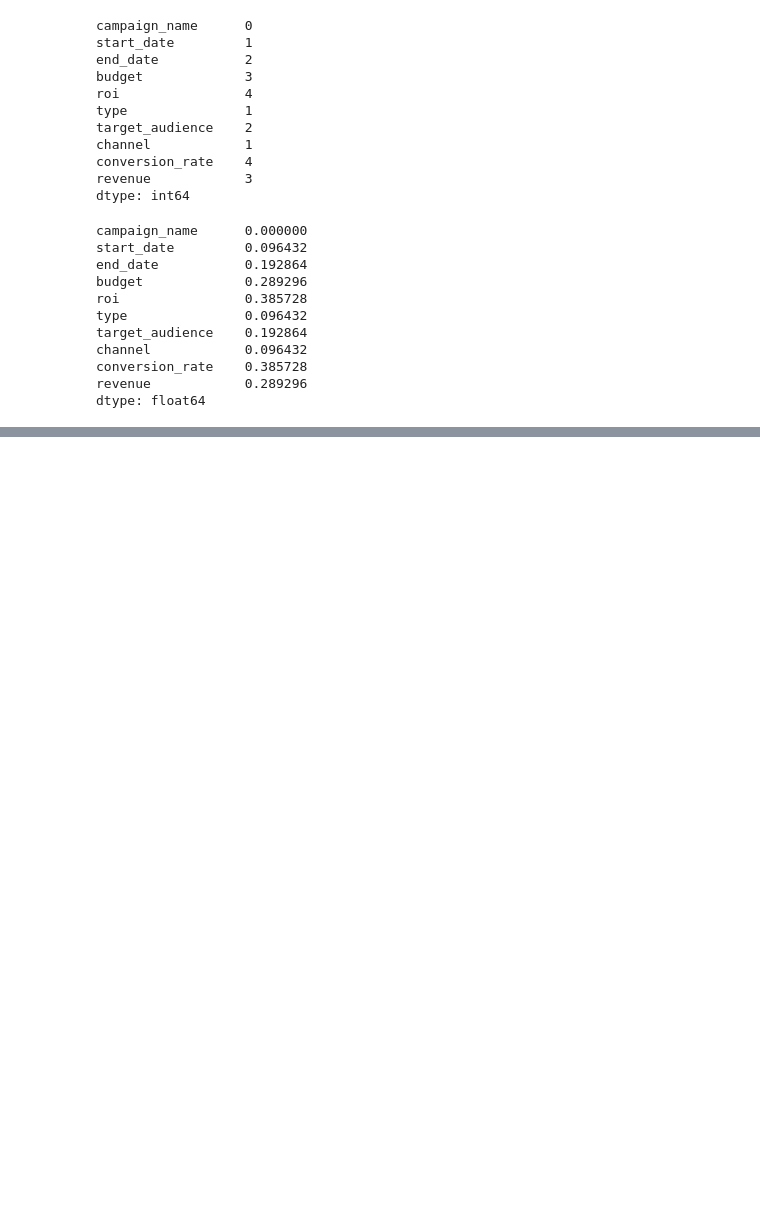
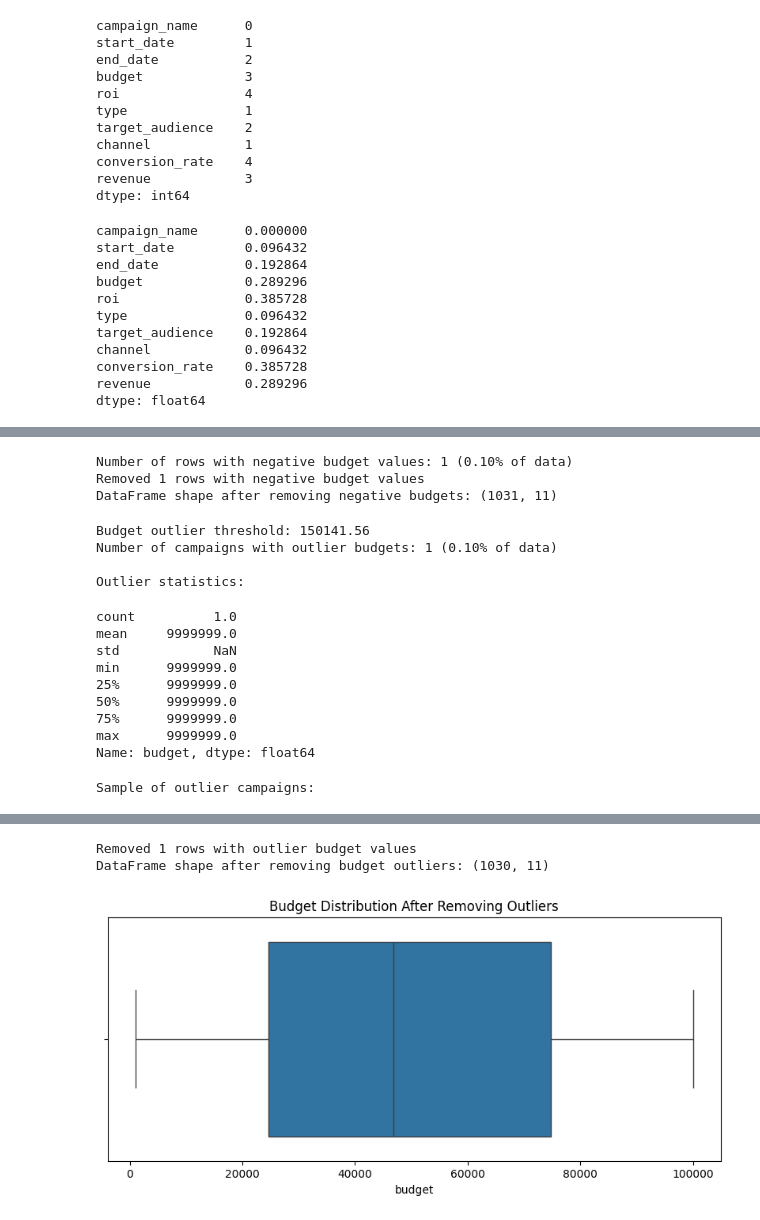
Before and after one commit to AndreiKukushkinBaidurov/Marketing_Proyecto, a Jupyter notebook: PrePros.ipynb, the cells around one changed output, grey strips where cells are left out. Drawn from its saved outputs; the diff is of its cells as text; code cells hidden in the pictures; blank space fills up the shorter version.

Commit message:
PrePros finished, clean file saved

```diff
--- a/PrePros.ipynb
+++ b/PrePros.ipynb
@@ -102,0 +109,3 @@ import matplotlib.pyplot as plt
+# %%
+df_limpio = df.copy()
+# Create a copy of the DataFrame to work with
@@ -102,0 +448,73 @@ import matplotlib.pyplot as plt
+# %%
+# Count rows with negative budget values
+negative_budget_count = (df_limpio['budget'] < 0).sum()
+print(f"Number of rows with negative budget values: {negative_budget_count} ({negative_budget_count/len(df_limpio)*100:.2f}% of data)")
+
+# Store original shape for comparison
+original_shape = df_limpio.shape
+
+# Drop rows with negative budget values
+df_limpio = df_limpio[df_limpio['budget'] >= 0]
+
+# Display results
+print(f"Removed {original_shape[0] - df_limpio.shape[0]} rows with negative budget values")
+print(f"DataFrame shape after removing negative budgets: {df_limpio.shape}")
+# %% [output]
+Number of rows with negative budget values: 1 (0.10% of data)
+Removed 1 rows with negative budget values
+DataFrame shape after removing negative budgets: (1031, 11)
+# %%
+# Identify and handle budget outliers (extremely high values)
+
+# Calculate IQR and outlier thresholds for budget
+Q1 = df_limpio['budget'].quantile(0.25)
+Q3 = df_limpio['budget'].quantile(0.75)
+IQR = Q3 - Q1
+upper_bound = Q3 + 1.5 * IQR
+
+# Identify outliers
+budget_outliers = df_limpio[df_limpio['budget'] > upper_bound]
+outlier_count = len(budget_outliers)
+outlier_percentage = (outlier_count / len(df_limpio)) * 100
+
+# Display outlier information
+print(f"Budget outlier threshold: {upper_bound:.2f}")
+print(f"Number of campaigns with outlier budgets: {outlier_count} ({outlier_percentage:.2f}% of data)")
+print("\nOutlier statistics:")
+display(budget_outliers['budget'].describe())
+
+# Show a few examples of outliers
+if outlier_count > 0:
+    print("\nSample of outlier campaigns:")
+    display(budget_outliers.head())
+
+# Store original shape for comparison
+original_shape = df_limpio.shape
+
+# Remove extreme budget outliers
+df_limpio = df_limpio[df_limpio['budget'] <= upper_bound]
+
+# Display results after cleaning
+print(f"\nRemoved {original_shape[0] - df_limpio.shape[0]} rows with outlier budget values")
+print(f"DataFrame shape after removing budget outliers: {df_limpio.shape}")
+
+# Show budget distribution after cleaning
+plt.figure(figsize=(10, 4))
+sns.boxplot(x=df_limpio['budget'])
+plt.title('Budget Distribution After Removing Outliers')
+plt.show()
+# %% [output]
+Budget outlier threshold: 150141.56
+Number of campaigns with outlier budgets: 1 (0.10% of data)
+
+Outlier statistics:
+count          1.0
+mean     9999999.0
+std            NaN
+min      9999999.0
+25%      9999999.0
+50%      9999999.0
+75%      9999999.0
+max      9999999.0
+Name: budget, dtype: float64
+Sample of outlier campaigns:
@@ -102,0 +523,3 @@ import matplotlib.pyplot as plt
+Removed 1 rows with outlier budget values
+DataFrame shape after removing budget outliers: (1030, 11)
+[figure, added]
```
Also changed, not shown: parts of 31 cells of this notebook, 1 other file.
